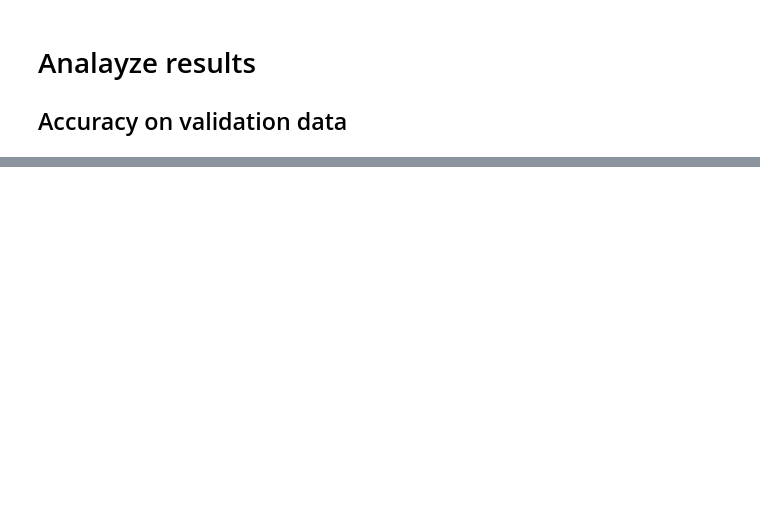
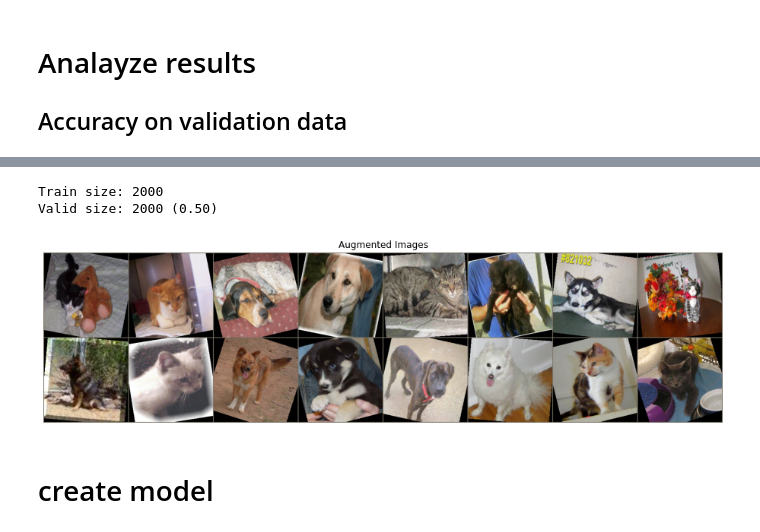
Before and after one commit to Mahrokh-Eb/Deep-Learning-with-Python, a Jupyter notebook: 3_imageClassification_V3.ipynb, the cells around one changed output, grey strips where cells are left out. Cells and saved outputs as stored; diff of their text form; code cells hidden in the pictures; blank space fills up the shorter version.

```diff
--- a/3_imageClassification_V3.ipynb
+++ b/3_imageClassification_V3.ipynb
@@ -271,0 +292,42 @@ plot_confusion_matrix(cm, train_ds.classes, normalize=True, figsize=(4,4))
+# %%
+# data augmentation and normalization for training
+train_transforms = transforms.Compose([
+                                       transforms.Resize((sz,sz)),
+                                       transforms.RandomHorizontalFlip(),
+                                       transforms.ColorJitter(0.1, 0.1, 0.1, 0.01),
+                                      transforms.RandomRotation(20),
+                                      transforms.ToTensor(),
+                                      transforms.Normalize([0.485, 0.456, 0.406], [0.229, 0.224, 0.225])
+                                      ])
+
+
+# Just normalization for validation
+valid_transforms = transforms.Compose([
+                                       transforms.Resize((sz, sz)),
+                                       transforms.ToTensor(),
+                                       transforms.Normalize([0.485, 0.456, 0.406], [0.229, 0.224, 0.225])
+                                       ])
+train_ds = datasets.ImageFolder(train_dir, train_transforms)
+valid_ds = datasets.ImageFolder(train_dir, valid_transforms)
+
+train_dl = torch.utils.data.DataLoader(train_ds, batch_size=batch_size, shuffle=True)
+valid_dl = torch.utils.data.DataLoader(valid_ds, batch_size=batch_size, shuffle=True)
+
+train_ds_sz = len(train_ds)
+valid_ds_sz = len(valid_ds)
+
+print('Train size: {}\nValid size: {} ({:.2f})'.format(train_ds_sz, valid_ds_sz, valid_ds_sz/(train_ds_sz + valid_ds_sz)))
+
+class_names = train_ds.classes
+# %% [output]
+Train size: 2000
+Valid size: 2000 (0.50)
+# %%
+inputs, targets = next(iter(train_dl))     # Get a batch of training data
+out = torchvision.utils.make_grid(inputs)  # Make a grid from batch
+plt.figure(figsize=(16., 12.))
+imshow(out, title='Augmented Images');
+# %% [output]
+[figure, added]
+# %% [markdown]
+# create model
```
Also changed, not shown: parts of 18 cells of this notebook.
